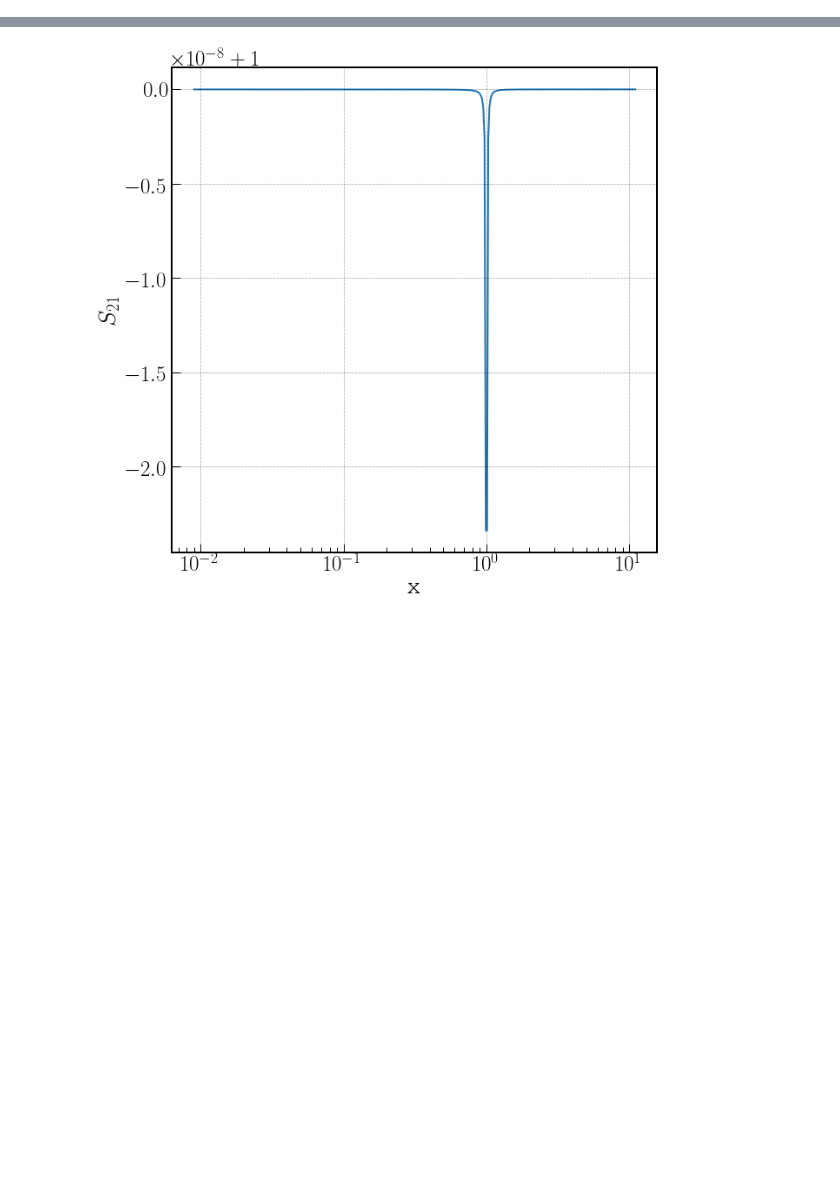
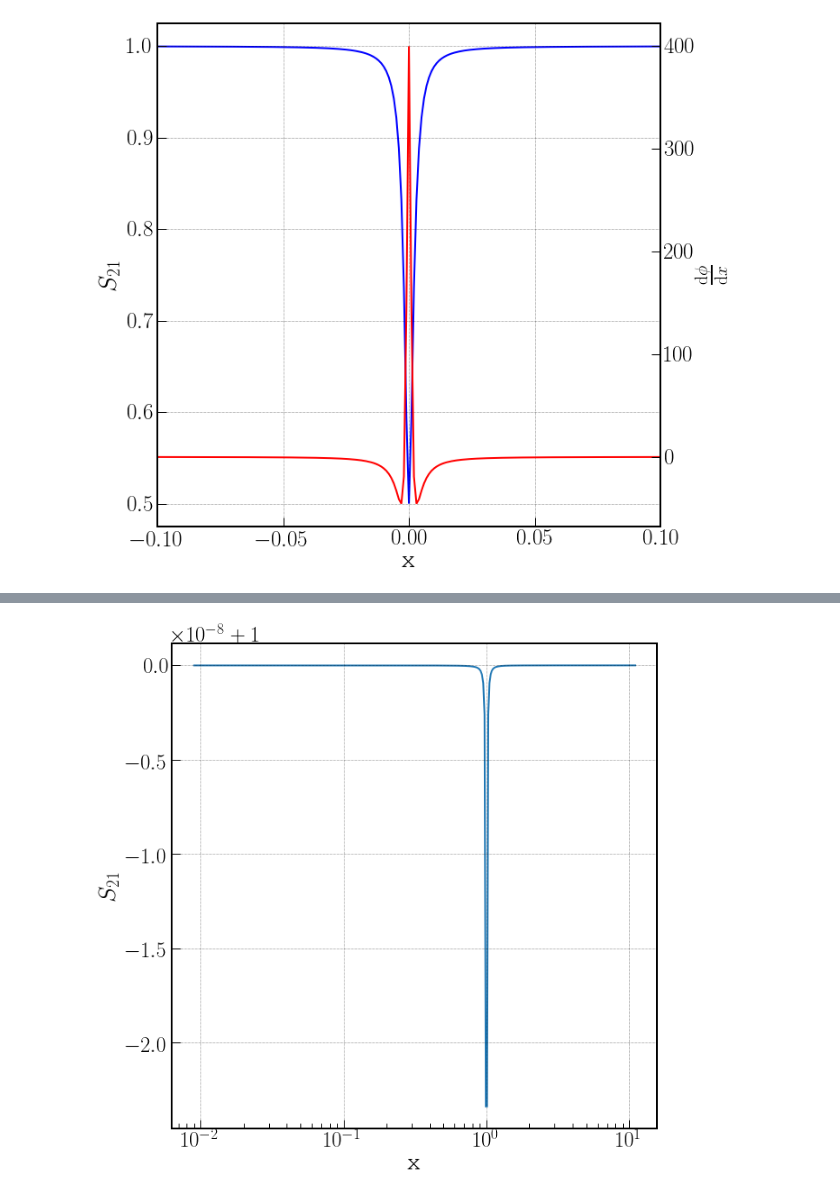
Before and after one commit to WanduiAlbert/ResoBolo, a Jupyter notebook: code/Resonances Investigated.ipynb, the cells around one changed output, grey strips where cells are left out. Cells and saved outputs as stored; diff of their text form; code cells hidden in the pictures; blank space fills up the shorter version.

```diff
--- a/code/Resonances Investigated.ipynb
+++ b/code/Resonances Investigated.ipynb
@@ -10,2 +11,17 @@ S21 = 1 - (Qr/Qc)/(1 + 1j * 2 * Qr * x)
+# %%
+fig, ax = plt.subplots(figsize=(10, 10))
+ax.plot(x, np.abs(S21), 'b')
+# ax.plot(x, phi_prime)
+ax2 = ax.twinx()
+ax2.plot(x, phi_prime, 'r')
+ax.set_xlabel('x')
+ax.set_ylabel(r'$S_{21}$')
+ax2.set_ylabel(r'$\frac{\mathrm d \phi}{\mathrm d x}$')
+# ax.axis('tight')
+ax.set_xlim(left=-0.1, right=0.1)
+# ax2.axis('tight')
+ax.grid()
+# %% [output]
+[figure, added]
 # %%
 fig, ax = plt.subplots(figsize=(10, 10))
```
Also changed, not shown: parts of 2 cells of this notebook, 2 other files.
